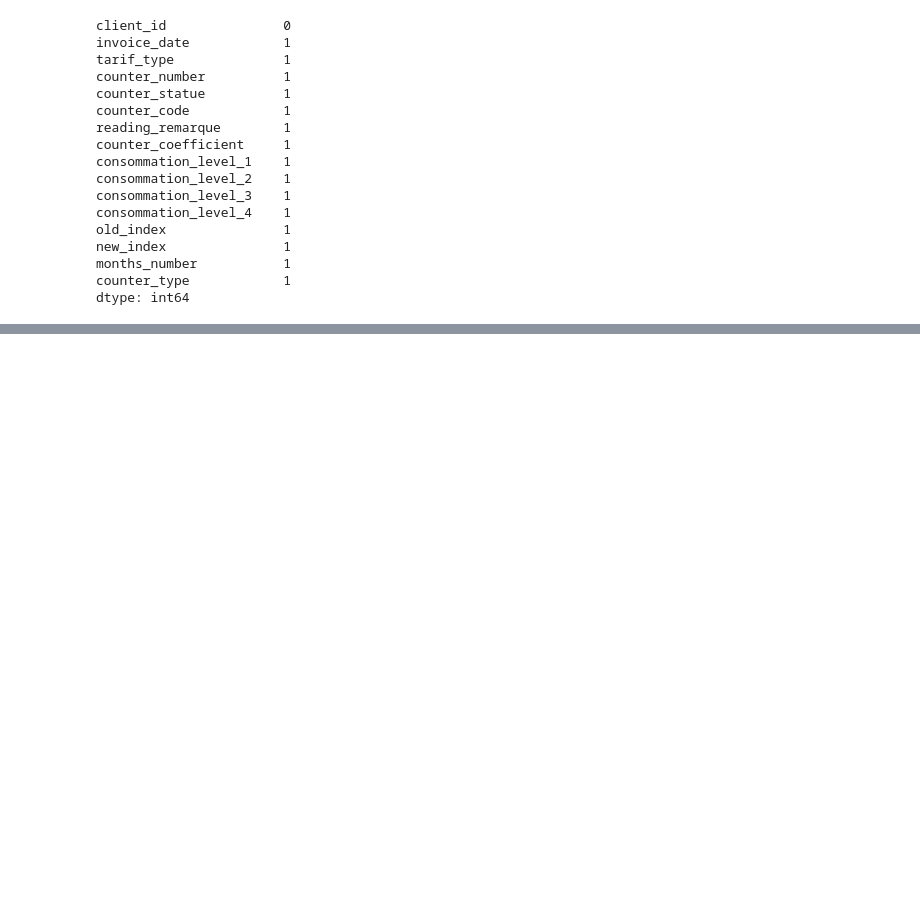
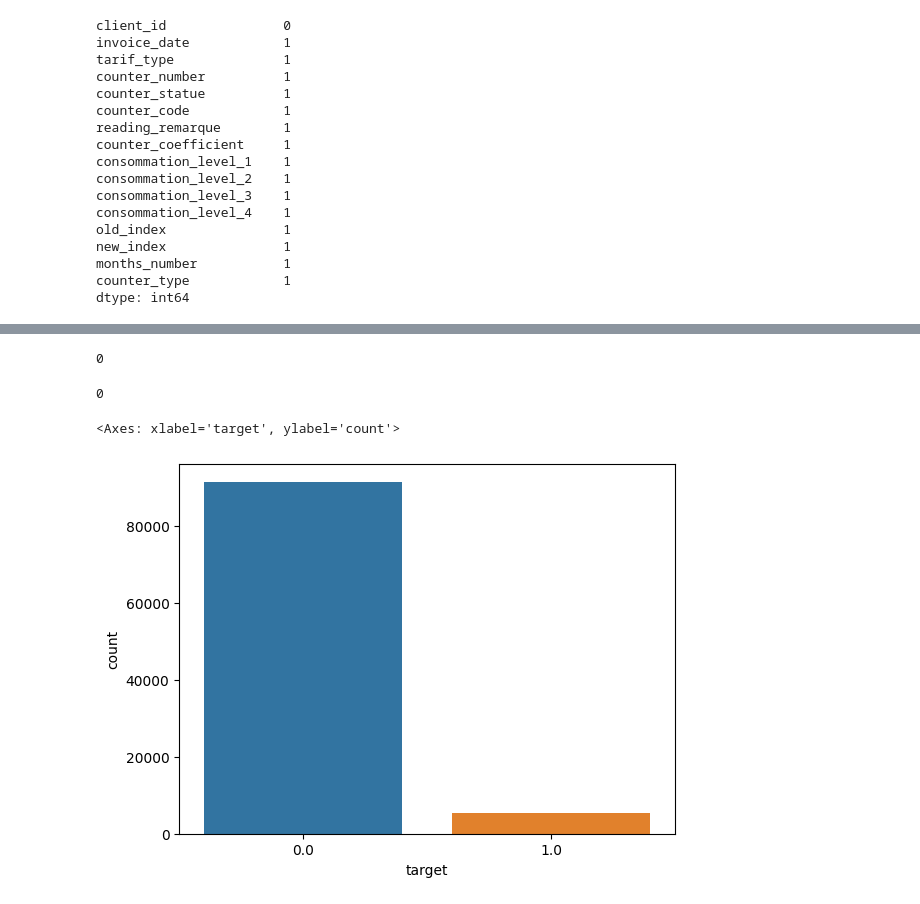
Before and after one commit to tigermcrae/Comradefoodreccomender, a Jupyter notebook: Fraud_Detection.ipynb, the cells around one changed output, grey strips where cells are left out. Drawn from its saved outputs; the diff is of its cells as text; code cells hidden in the pictures; blank space fills up the shorter version.

```diff
--- a/Fraud_Detection.ipynb
+++ b/Fraud_Detection.ipynb
@@ -132,0 +222,2 @@ AttributeError: ignored
+# %%
+client_train = client_train.dropna()
@@ -132,0 +234,13 @@ AttributeError: ignored
+# %%
+client_train.duplicated().sum()
+# %% [output]
+0
+# %%
+invoice_train.duplicated().sum()
+# %% [output]
+0
+# %%
+sns.countplot(x='target', data=client_train)
+# %% [output]
+<Axes: xlabel='target', ylabel='count'>
+[figure, added]
```
Also changed, not shown: parts of 23 cells of this notebook.
